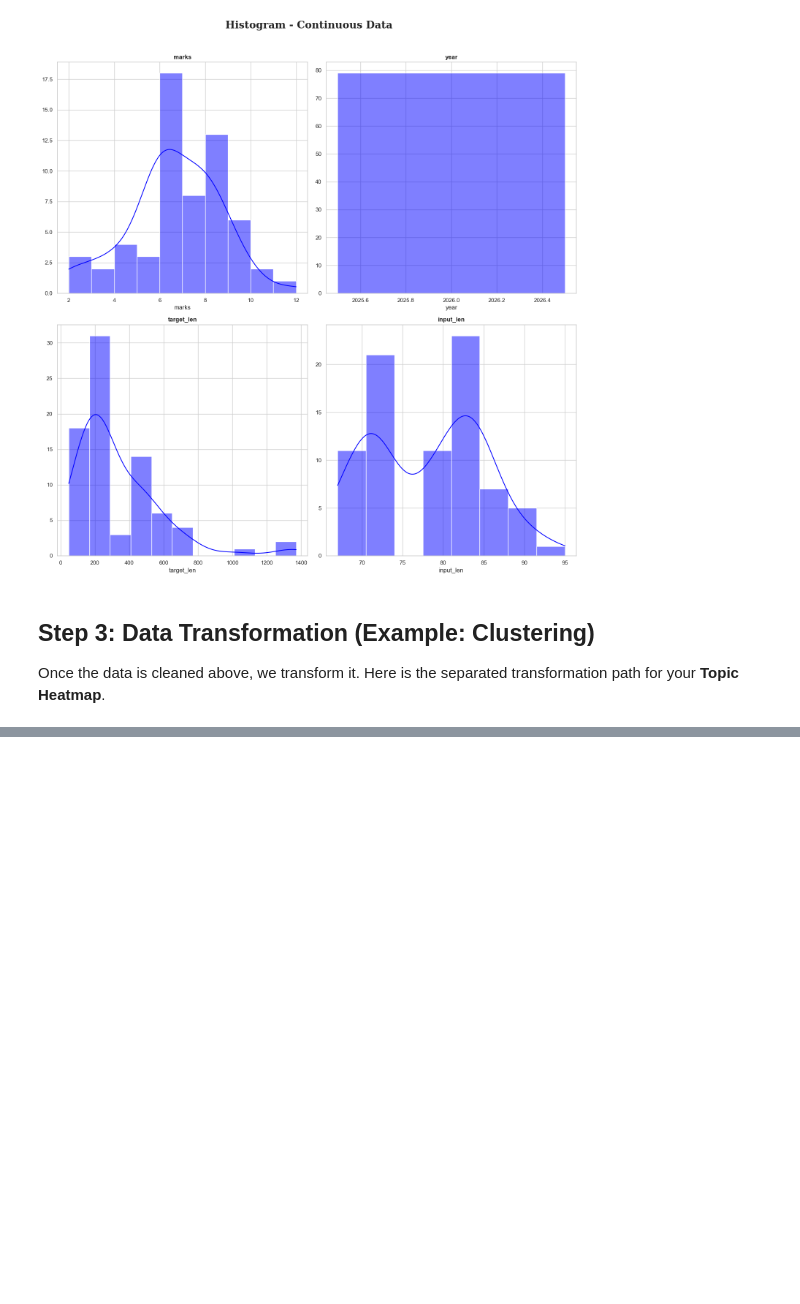
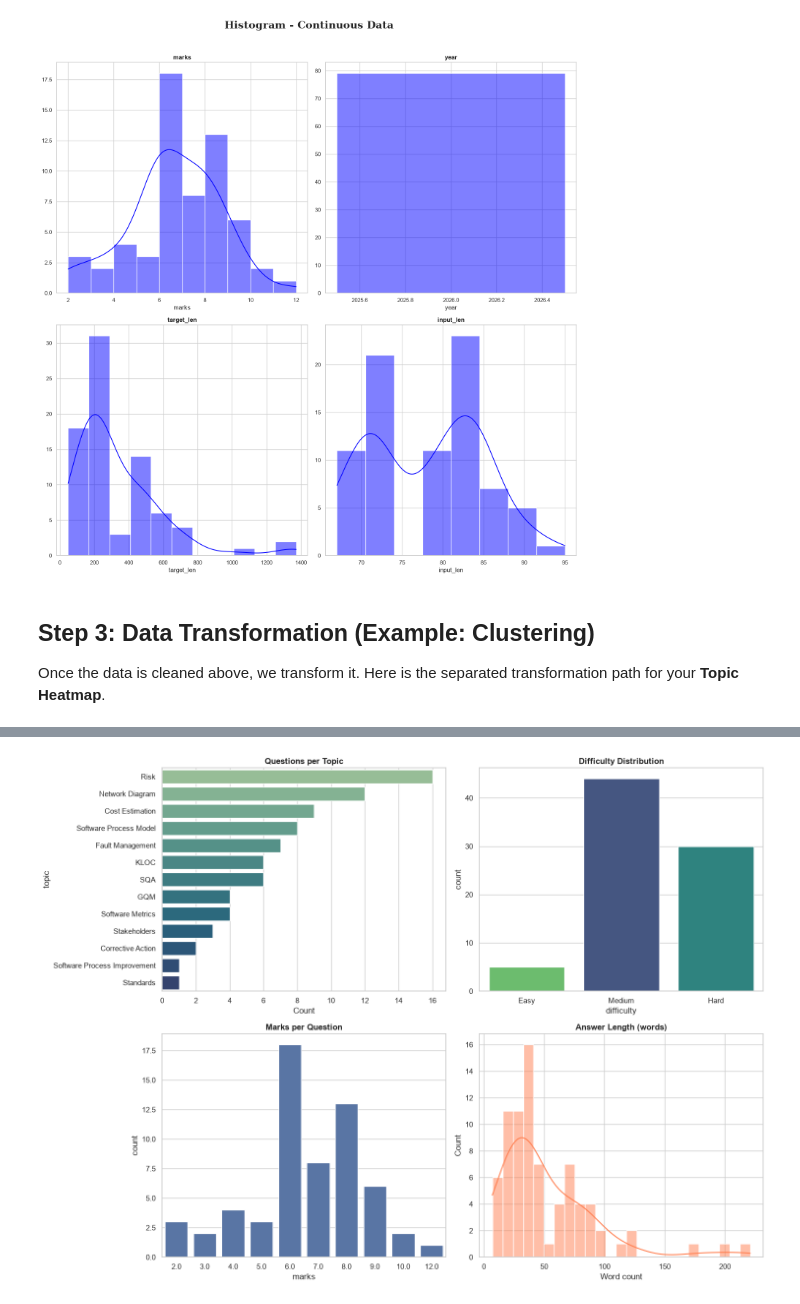
Before and after one commit to MeowMeow323/IntellBank, a Jupyter notebook: ai-service/data_exploration.ipynb, the cells around one changed output, grey strips where cells are left out. Saved outputs shown, nothing was run; the diff lists cells and outputs as text; code cells hidden in the pictures; blank space fills up the shorter version.

```diff
--- a/ai-service/data_exploration.ipynb
+++ b/ai-service/data_exploration.ipynb
@@ -215,0 +278,25 @@ for i in range(5):
+# %%
+# Derived length columns (safe to re-run)
+df['target_len']   = df['target_text'].astype(str).str.len()
+df['input_len']    = df['input_text'].astype(str).str.len()
+df['target_words'] = df['target_text'].astype(str).str.split().str.len()
+
+fig, ax = plt.subplots(2, 2, figsize=(15, 11))
+
+tc = df['topic'].value_counts()
+sns.barplot(x=tc.values, y=tc.index, ax=ax[0, 0], hue=tc.index, palette='crest', legend=False)
+ax[0, 0].set_title('Questions per Topic', fontweight='bold'); ax[0, 0].set_xlabel('Count')
+
+sns.countplot(data=df, x='difficulty', order=['Easy', 'Medium', 'Hard'], ax=ax[0, 1],
+              hue='difficulty', palette='viridis', legend=False)
+ax[0, 1].set_title('Difficulty Distribution', fontweight='bold')
+
+sns.countplot(data=df, x='marks', ax=ax[1, 0], color='#4C72B0')
+ax[1, 0].set_title('Marks per Question', fontweight='bold')
+
+sns.histplot(df['target_words'], bins=25, ax=ax[1, 1], color='coral', kde=True)
+ax[1, 1].set_title('Answer Length (words)', fontweight='bold'); ax[1, 1].set_xlabel('Word count')
+
+plt.tight_layout(); plt.show()
+# %% [output]
+[figure, added]
```
Also changed, not shown: parts of 16 cells of this notebook, 4 other files.
